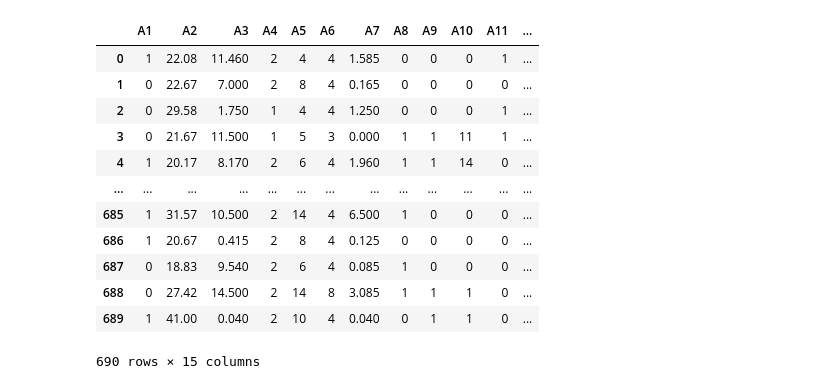
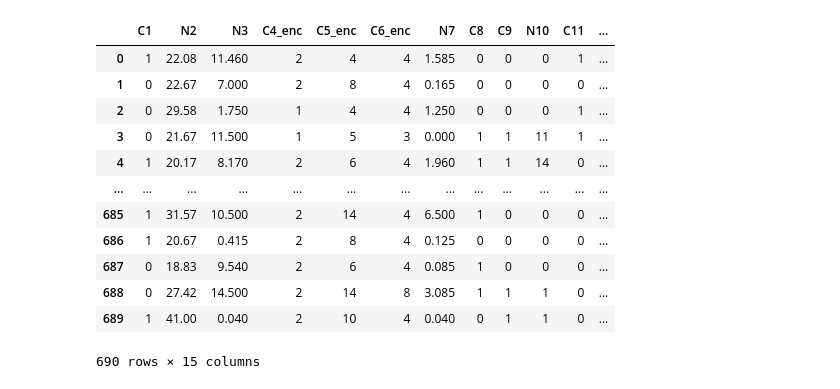
Before and after one commit to vedamy/Final_Homework, a Jupyter notebook: week-17/Australian_credit.ipynb, the cells around one changed output. Cells and saved outputs as stored; diff of their text form; code cells hidden in the pictures.

```diff
--- a/week-17/Australian_credit.ipynb
+++ b/week-17/Australian_credit.ipynb
@@ -36,24 +48,24 @@ from sklearn.model_selection import train_test_split
 from sklearn.metrics import accuracy_score
 from sklearn.metrics import mean_absolute_error , mean_squared_error, r2_score , classification_report
 from sklearn.preprocessing import StandardScaler
-# %%
-data = np.genfromtxt(r'C:\Users\rsagu\Downloads\australian.dat',
-                     names='A1, A2, A3, A4, A5, A6, A7, A8, A9, A10, A11, A12, A13, A14, A15',
-                     dtype=None,
-                     delimiter=' ')
-dat_df = pd.DataFrame(data)
-dat_df
-# %% [output]
-|  | A1 | A2 | A3 | A4 | A5 | A6 | A7 | A8 | A9 | A10 | A11 | ... |
-| 0 | 1 | 22.08 | 11.460 | 2 | 4 | 4 | 1.585 | 0 | 0 | 0 | 1 | ... |
-| 1 | 0 | 22.67 | 7.000 | 2 | 8 | 4 | 0.165 | 0 | 0 | 0 | 0 | ... |
-| 2 | 0 | 29.58 | 1.750 | 1 | 4 | 4 | 1.250 | 0 | 0 | 0 | 1 | ... |
-| 3 | 0 | 21.67 | 11.500 | 1 | 5 | 3 | 0.000 | 1 | 1 | 11 | 1 | ... |
-| 4 | 1 | 20.17 | 8.170 | 2 | 6 | 4 | 1.960 | 1 | 1 | 14 | 0 | ... |
-| ... | ... | ... | ... | ... | ... | ... | ... | ... | ... | ... | ... | ... |
-| 685 | 1 | 31.57 | 10.500 | 2 | 14 | 4 | 6.500 | 1 | 0 | 0 | 0 | ... |
-| 686 | 1 | 20.67 | 0.415 | 2 | 8 | 4 | 0.125 | 0 | 0 | 0 | 0 | ... |
-| 687 | 0 | 18.83 | 9.540 | 2 | 6 | 4 | 0.085 | 1 | 0 | 0 | 0 | ... |
-| 688 | 0 | 27.42 | 14.500 | 2 | 14 | 8 | 3.085 | 1 | 1 | 1 | 0 | ... |
-| 689 | 1 | 41.00 | 0.040 | 2 | 10 | 4 | 0.040 | 0 | 1 | 1 | 0 | ... |
-690 rows × 15 columns
+# %%
+data = np.genfromtxt(r'C:\Users\rsagu\Downloads\australian.dat',
+                     names='C1, N2, N3, C4_enc, C5_enc, C6_enc, N7, C8, C9, N10, C11, C12_enc, N13, N14, Target',
+                     dtype=None,
+                     delimiter=' ')
+dat_df = pd.DataFrame(data)
+dat_df
+# %% [output]
+|  | C1 | N2 | N3 | C4_enc | C5_enc | C6_enc | N7 | C8 | C9 | N10 | C11 | ... |
+| 0 | 1 | 22.08 | 11.460 | 2 | 4 | 4 | 1.585 | 0 | 0 | 0 | 1 | ... |
+| 1 | 0 | 22.67 | 7.000 | 2 | 8 | 4 | 0.165 | 0 | 0 | 0 | 0 | ... |
+| 2 | 0 | 29.58 | 1.750 | 1 | 4 | 4 | 1.250 | 0 | 0 | 0 | 1 | ... |
+| 3 | 0 | 21.67 | 11.500 | 1 | 5 | 3 | 0.000 | 1 | 1 | 11 | 1 | ... |
+| 4 | 1 | 20.17 | 8.170 | 2 | 6 | 4 | 1.960 | 1 | 1 | 14 | 0 | ... |
+| ... | ... | ... | ... | ... | ... | ... | ... | ... | ... | ... | ... | ... |
+| 685 | 1 | 31.57 | 10.500 | 2 | 14 | 4 | 6.500 | 1 | 0 | 0 | 0 | ... |
+| 686 | 1 | 20.67 | 0.415 | 2 | 8 | 4 | 0.125 | 0 | 0 | 0 | 0 | ... |
+| 687 | 0 | 18.83 | 9.540 | 2 | 6 | 4 | 0.085 | 1 | 0 | 0 | 0 | ... |
+| 688 | 0 | 27.42 | 14.500 | 2 | 14 | 8 | 3.085 | 1 | 1 | 1 | 0 | ... |
+| 689 | 1 | 41.00 | 0.040 | 2 | 10 | 4 | 0.040 | 0 | 1 | 1 | 0 | ... |
+690 rows × 15 columns
```
Also changed, not shown: parts of 49 cells of this notebook, 3 other files.
